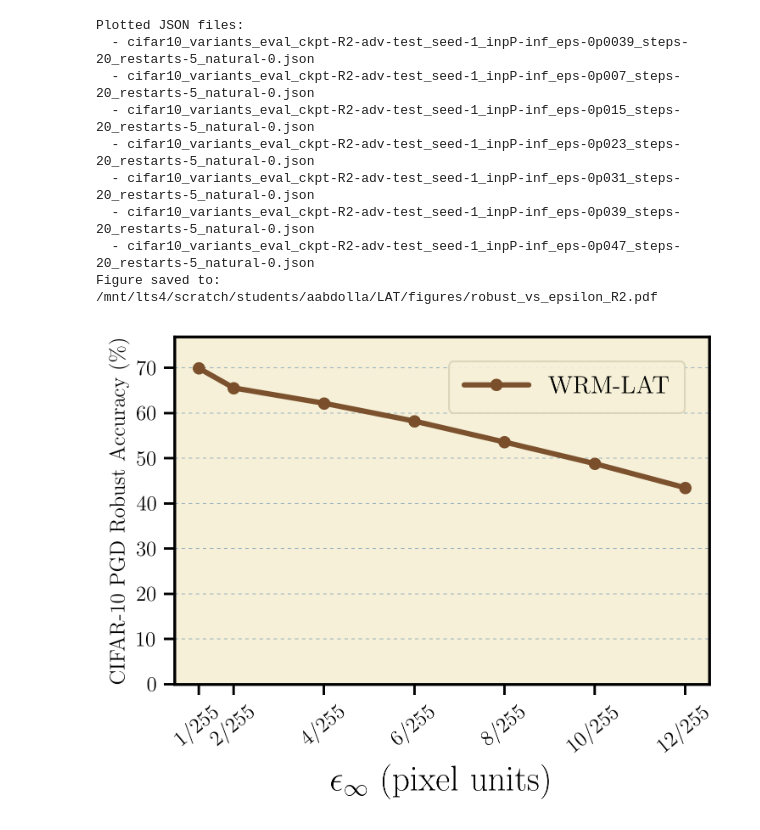
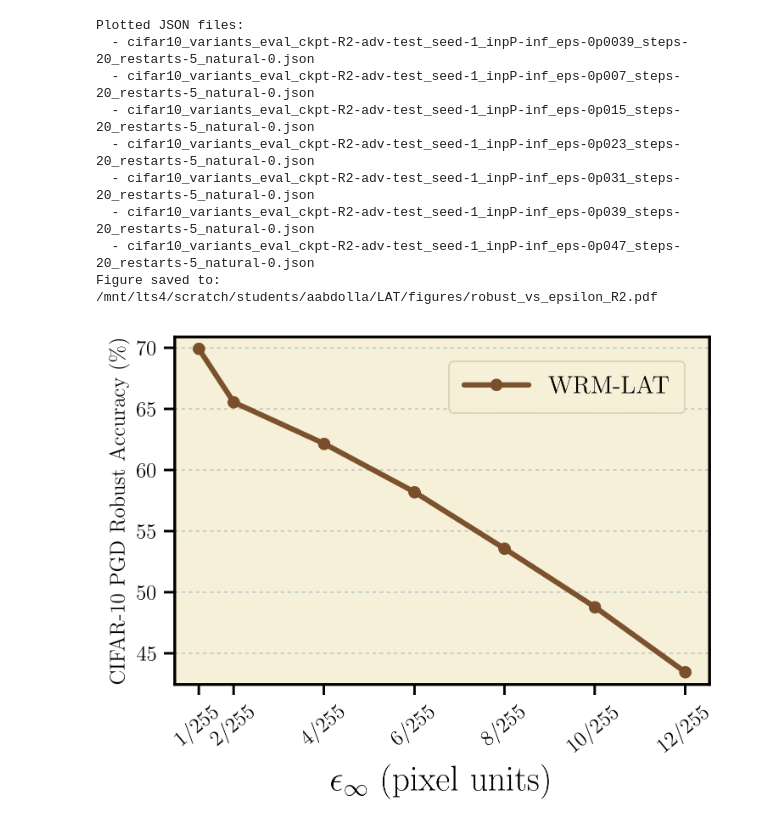
Before and after one commit to alirezaabdollahpour/W-DRO-LAT, a Jupyter notebook: plot.ipynb, the cells around one changed output. Drawn from its saved outputs; the diff is of its cells as text; code cells hidden in the pictures.

Commit message:
modify plot notebook

```diff
--- a/plot.ipynb
+++ b/plot.ipynb
@@ -49,7 +49,7 @@ ax.set_ylabel("CIFAR-10 PGD Robust Accuracy (\%)")
 plot_series(ax, eps_values, robust_values, label="WRM-LAT", color_key="mars", marker="o")
 ax.set_xticks(eps_values)
 ax.set_xticklabels([f"{int(round(eps * 255))}/255" for eps in eps_values], rotation=40)
-ax.set_ylim(0, max(robust_values.max() * 1.1, 5))
+ax.set_ylim((robust_values.min())-1, max(robust_values.max()+1, 5))
 
 # control the fontsize of the y-axis and x-axis name (not the tick labels)
 ax.xaxis.label.set_size(20)
@@ -59,31 +59,31 @@ ax.yaxis.label.set_size(12)
 # delete the right and top spines for a cleaner look
 # ax.spines["right"].set_visible(False)
 # ax.spines["top"].set_visible(False)
 
 add_legend(ax)
 
 # Save the figure to LAT/figures/robust_vs_epsilon.png
 output_dir = base_dir / "figures"
 output_dir.mkdir(parents=True, exist_ok=True)
 figure_path = output_dir / "robust_vs_epsilon_R2.pdf"
 fig.savefig(figure_path, bbox_inches="tight", dpi=300)
 
 print("Plotted JSON files:")
 for fname in source_files:
     print("  -", fname)
 
 print("Figure saved to:", figure_path)
 
 # Display the figure in the notebook
 fig
 # %% [output]
 Plotted JSON files:
   - cifar10_variants_eval_ckpt-R2-adv-test_seed-1_inpP-inf_eps-0p0039_steps-20_restarts-5_natural-0.json
   - cifar10_variants_eval_ckpt-R2-adv-test_seed-1_inpP-inf_eps-0p007_steps-20_restarts-5_natural-0.json
   - cifar10_variants_eval_ckpt-R2-adv-test_seed-1_inpP-inf_eps-0p015_steps-20_restarts-5_natural-0.json
   - cifar10_variants_eval_ckpt-R2-adv-test_seed-1_inpP-inf_eps-0p023_steps-20_restarts-5_natural-0.json
   - cifar10_variants_eval_ckpt-R2-adv-test_seed-1_inpP-inf_eps-0p031_steps-20_restarts-5_natural-0.json
   - cifar10_variants_eval_ckpt-R2-adv-test_seed-1_inpP-inf_eps-0p039_steps-20_restarts-5_natural-0.json
   - cifar10_variants_eval_ckpt-R2-adv-test_seed-1_inpP-inf_eps-0p047_steps-20_restarts-5_natural-0.json
 Figure saved to: /mnt/lts4/scratch/students/aabdolla/LAT/figures/robust_vs_epsilon_R2.pdf
-[figure, old version]
+[figure, new version]
```
Also changed, not shown: parts of 1 cell of this notebook.
